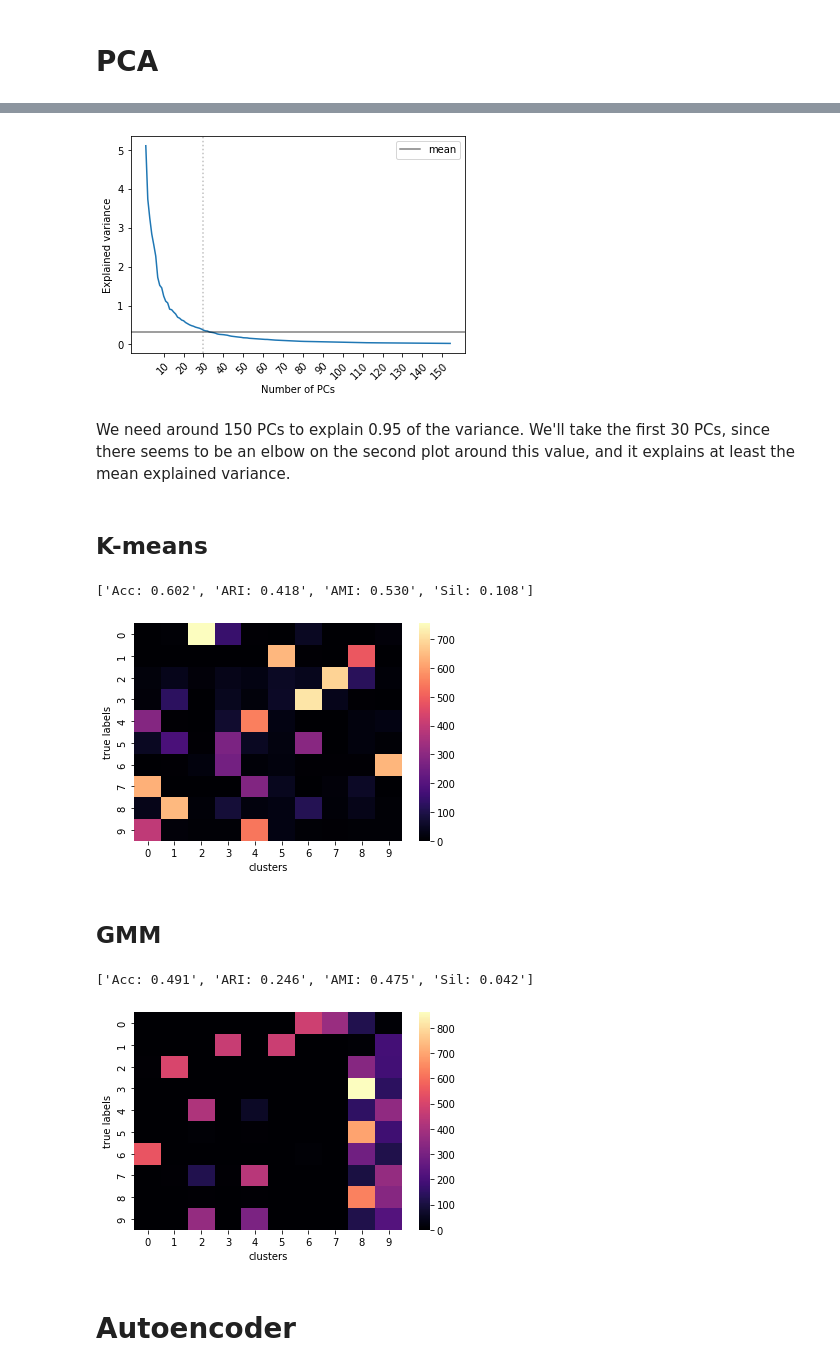
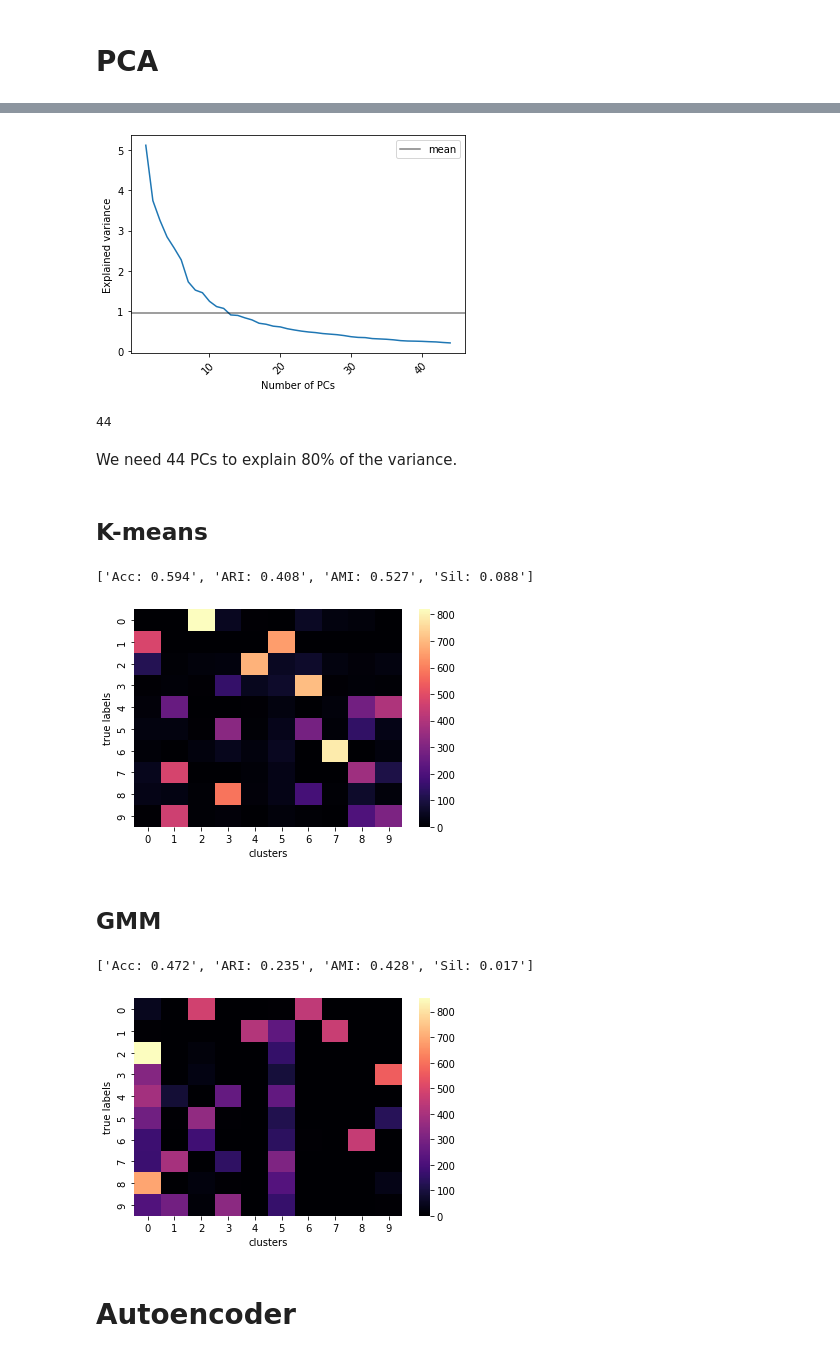
Before and after one commit to carlescn/MSc_bioinformatics_thesis, a Jupyter notebook: train_models_on_MNIST/results.ipynb, the cells around one changed output, grey strips where cells are left out. Saved outputs shown, nothing was run; the diff lists cells and outputs as text; code cells hidden in the pictures.

```diff
--- a/train_models_on_MNIST/results.ipynb
+++ b/train_models_on_MNIST/results.ipynb
@@ -54,4 +57,5 @@ print([f'{metric}: {value:.3f}' for metric, value in metrics.items()])
 results_raw_gmm = {'RL type': 'None (raw data)',
                    'Clustering algorithm': 'GMM'}
 results_raw_gmm.update(metrics)
+results.append(results_raw_gmm)
 # %% [output]
@@ -60,7 +64,7 @@ results_raw_gmm.update(metrics)
 # %% [markdown]
 # PCA
 # %%
-# Find the number of PCs to explain 0.95 of the variance:
-pca = PCA(n_components=0.95)
+# Find the number of PCs to explain 80% of the variance:
+pca = PCA(n_components=0.8)
 pca.fit(x_train)
 # %% [output]
@@ -77,19 +81,20 @@ plt.legend();
 # %%
-N_PCS = 30
-
 plt.plot(np.arange(0, pca.n_components_), pca.explained_variance_)
 plt.axhline(y = np.mean(pca.explained_variance_), color='black', linestyle='-', alpha=0.5, label="mean")
-plt.axvline(x = N_PCS-1, color='grey', linestyle='dotted', alpha=0.5)
 plt.xticks(np.arange(9, pca.n_components_, 10), np.arange(10, pca.n_components_+1, 10), rotation=45, rotation_mode="anchor", ha='right')
 plt.xlabel('Number of PCs')
 plt.ylabel('Explained variance');
 plt.legend();
 # %% [output]
-[figure, old version]
+[figure, new version]
-# %% [markdown]
-We need around 150 PCs to explain 0.95 of the variance. We'll take the first 30 PCs, since there seems to be an elbow on the second plot around this value, and it explains at least the mean explained variance.
+# %%
+pca.n_components_
+# %% [output]
+44
+# %% [markdown]
+We need 44 PCs to explain 80% of the variance.
 # %%
-x_test_pca = pca.transform(x_test)[:,0:N_PCS]
+x_test_pca = pca.transform(x_test)
 # %% [markdown]
 ## K-means
 # %%
@@ -99,21 +104,23 @@ print([f'{metric}: {value:.3f}' for metric, value in metrics.items()])
 results_pca_kmeans = {'RL type': 'PCA',
                     'Clustering algorithm': 'K-Means'}
 results_pca_kmeans.update(metrics)
+results.append(results_pca_kmeans)
 # %% [output]
-['Acc: 0.602', 'ARI: 0.418', 'AMI: 0.530', 'Sil: 0.108']
+['Acc: 0.594', 'ARI: 0.408', 'AMI: 0.527', 'Sil: 0.088']
-[figure, old version]
+[figure, new version]
 # %% [markdown]
 ## GMM
 # %%
 metrics = evaluate_clustering(x_test_pca, y_test, gmm.fit_predict(x_test_pca))
 print([f'{metric}: {value:.3f}' for metric, value in metrics.items()])
 
 results_pca_gmm = {'RL type': 'PCA',
                    'Clustering algorithm': 'GMM'}
 results_pca_gmm.update(metrics)
+results.append(results_pca_gmm)
 # %% [output]
-['Acc: 0.491', 'ARI: 0.246', 'AMI: 0.475', 'Sil: 0.042']
+['Acc: 0.472', 'ARI: 0.235', 'AMI: 0.428', 'Sil: 0.017']
-[figure, old version]
+[figure, new version]
 # %% [markdown]
 # Autoencoder
 # %%
```
Also changed, not shown: parts of 21 cells of this notebook, 1 other file.
